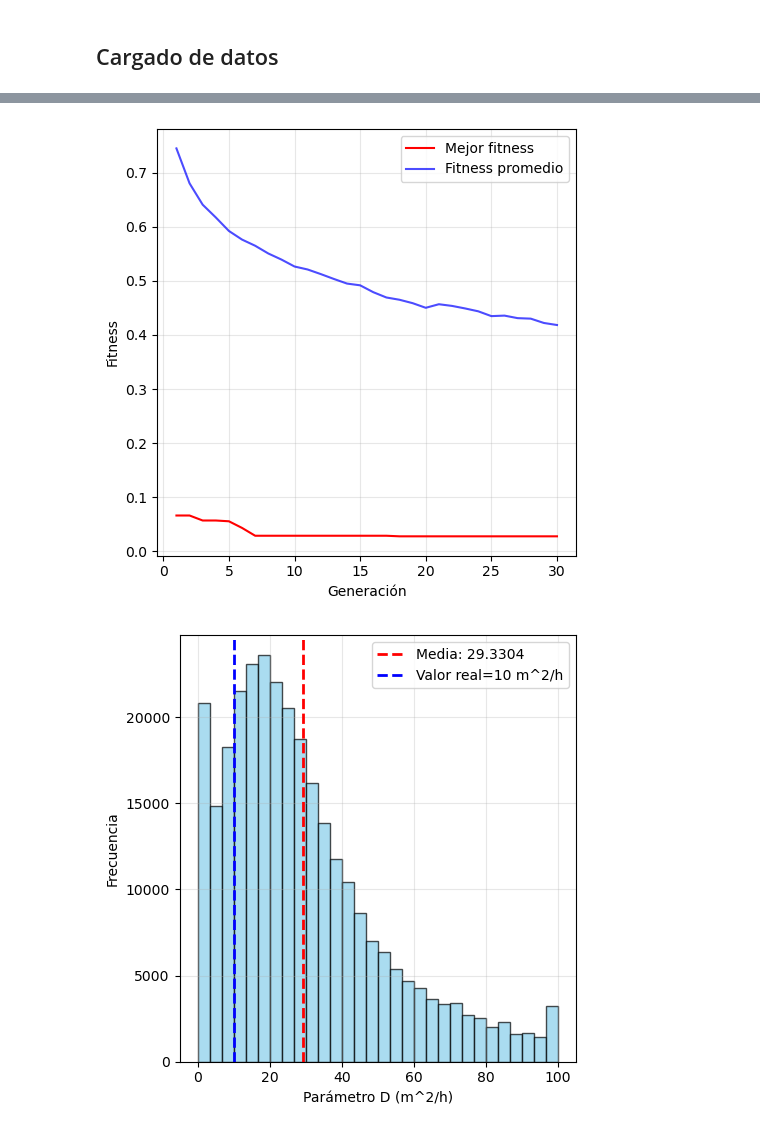
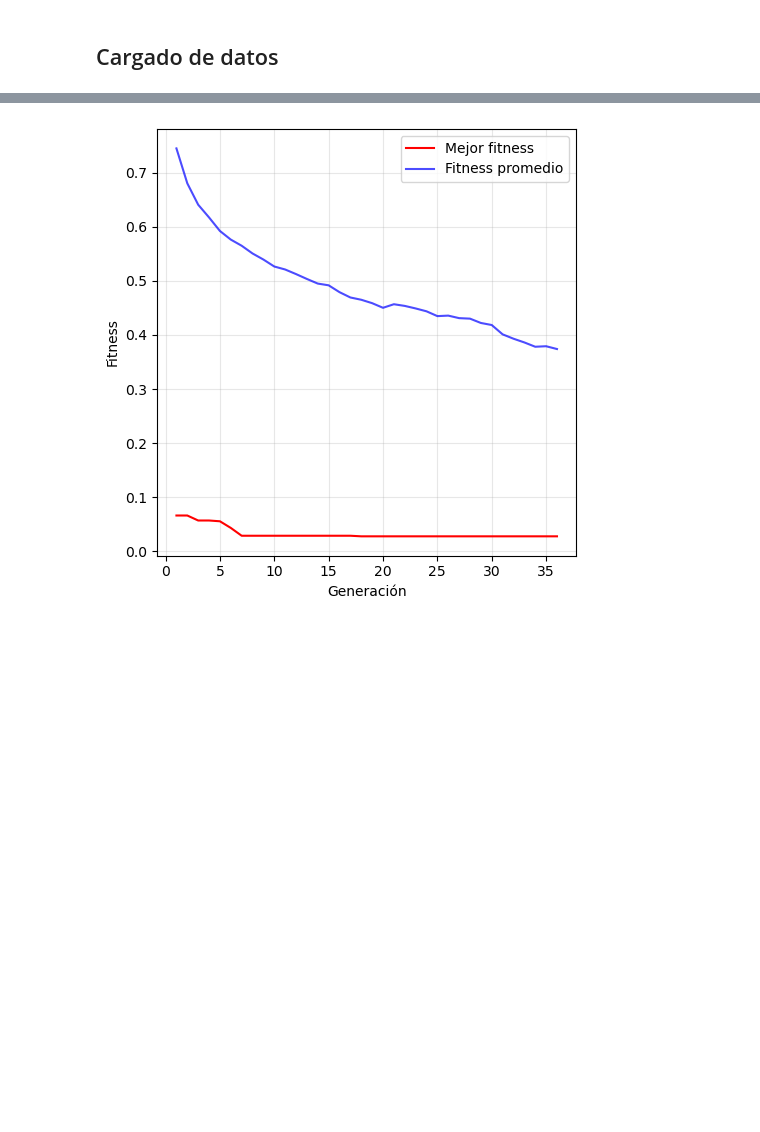
Before and after one commit to Maestria-Incendios-Forestales-2024-2025/Incendios-Genetico-PINNs, a Jupyter notebook: Genetico/resultados_genetico_genetico.ipynb, the cells around one changed output, grey strips where cells are left out. Saved outputs shown, nothing was run; the diff lists cells and outputs as text; code cells hidden in the pictures; blank space fills up the shorter version.

Commit message:
análisis hasta la generación 36

```diff
--- a/Genetico/resultados_genetico_genetico.ipynb
+++ b/Genetico/resultados_genetico_genetico.ipynb
@@ -11,7 +11,7 @@ task_ids = ['task_1816655']
 todos_los_datos = []
 
 for task_id in task_ids:
-    for generacion in range(1, 31):
+    for generacion in range(1, 37):
         ruta_archivo = f'resultados/{task_id}/resultados_generacion_{generacion}.csv'
         if os.path.exists(ruta_archivo):
             datos = pd.read_csv(ruta_archivo)
@@ -41,85 +41,17 @@ df_total
 # %%
 # Visualizaciones de los resultados del algoritmo genético
 
 # 1. Evolución del fitness a lo largo de las generaciones
 mejor_fitness = df_total.groupby('generacion')['fitness'].min()
 fitness_promedio = df_total.groupby('generacion')['fitness'].mean()
 
 fig, ax = plt.subplots(figsize=(5, 5))
 ax.plot(mejor_fitness.index, mejor_fitness.values, '-', color='red', label='Mejor fitness')
 ax.plot(fitness_promedio.index, fitness_promedio.values, '-', color='blue', alpha=0.7, label='Fitness promedio')
 ax.set_xlabel('Generación')
 ax.set_ylabel('Fitness')
 ax.legend()
 ax.grid(True, alpha=0.3)
 plt.tight_layout()
-# plt.savefig('evolucion_fitness_hasta_gen_57.png', dpi=300, bbox_inches='tight')
-
-# 2. Distribución del parámetro D
-fig, ax = plt.subplots(figsize=(5, 5))
-plt.hist(df_total['D'], bins=30, color='skyblue', alpha=0.7, edgecolor='black')
-plt.axvline(df_total['D'].mean(), color='red', linestyle='--', linewidth=2, label=f'Media: {df_total["D"].mean():.4f}')
-plt.axvline(10, color='blue', linestyle='--', linewidth=2, label=f'Valor real={10} m^2/h')
-ax.set_xlabel('Parámetro D (m^2/h)')
-ax.set_ylabel('Frecuencia')
-plt.legend()
-plt.grid(True, alpha=0.3)
-plt.tight_layout()
-# plt.savefig('distribucion_D_todas_las_generaciones.png', dpi=300, bbox_inches='tight')
-
-# 3. Distribución del parámetro A
-fig, ax = plt.subplots(figsize=(5, 5))
-plt.hist(df_total['A'], bins=30, color='lightgreen', alpha=0.7, edgecolor='black')
-plt.axvline(df_total['A'].mean(), color='red', linestyle='--', linewidth=2, label=f'Media: {df_total["A"].mean():.6f}')
-plt.axvline(1e-4, color='blue', linestyle='--', linewidth=2, label=f'Valor real={1e-4}')
-ax.set_xlabel('Parámetro A')
-ax.set_ylabel('Frecuencia')
-plt.legend()
-plt.grid(True, alpha=0.3)
-plt.tight_layout()
-# plt.savefig('distribucion_A_todas_las_generaciones.png', dpi=300, bbox_inches='tight')
-
-# 4. Distribución del parámetro B
-fig, ax = plt.subplots(figsize=(5, 5))
-plt.hist(df_total['B'], bins=30, color='orange', alpha=0.7, edgecolor='black')
-plt.axvline(df_total['B'].mean(), color='red', linestyle='--', linewidth=2, label=f'Media: {df_total["B"].mean():.2f}')
-plt.axvline(15, color='blue', linestyle='--', linewidth=2, label=f'Valor real={15} m/h')
-ax.set_xlabel('Parámetro B (m/h)')
-ax.set_ylabel('Frecuencia')
-plt.legend()
-plt.grid(True, alpha=0.3)
-plt.tight_layout()
-# plt.savefig('distribucion_B_todas_las_generaciones.png', dpi=300, bbox_inches='tight')
-
-# 5. Distribución de puntos de ignición (x, y)
-fig, ax = plt.subplots(figsize=(5, 5))
-scatter = plt.scatter(df_total['x'], df_total['y'],
-                            c=df_total['fitness'], cmap='viridis_r', alpha=0.6, s=20)
-ax.set_xlabel('Coordenada X')
-ax.set_ylabel('Coordenada Y')
-plt.colorbar(scatter, ax=ax, label='Fitness')
-plt.grid(True, alpha=0.3)
-plt.tight_layout()
-# plt.savefig('distribucion_puntos_generacion_todas_las_generaciones.png', dpi=300, bbox_inches='tight')
-
-# # 6. Correlación entre parámetros y fitness
-# datos_numericos = df_total[['D', 'A', 'B', 'fitness']].corr()
-# im = axes[1,2].imshow(datos_numericos, cmap='coolwarm', aspect='auto', vmin=-1, vmax=1)
-# axes[1,2].set_xticks(range(len(datos_numericos.columns)))
-# axes[1,2].set_yticks(range(len(datos_numericos.columns)))
-# axes[1,2].set_xticklabels(datos_numericos.columns)
-# axes[1,2].set_yticklabels(datos_numericos.columns)
-# axes[1,2].set_title('Matriz de Correlación')
-
-# # Agregar valores de correlación
-# for i in range(len(datos_numericos.columns)):
-#     for j in range(len(datos_numericos.columns)):
-#         text = axes[1,2].text(j, i, f'{datos_numericos.iloc[i, j]:.2f}',
-#                             ha="center", va="center", color="black", fontweight='bold')
-
-# plt.colorbar(im, ax=axes[1,2], label='Correlación')
-# plt.tight_layout()
-# plt.show()
 # %% [output]
-[figure, old version]
+[figure, new version]
-[figure, removed]
```
Also changed, not shown: parts of 9 cells of this notebook.
